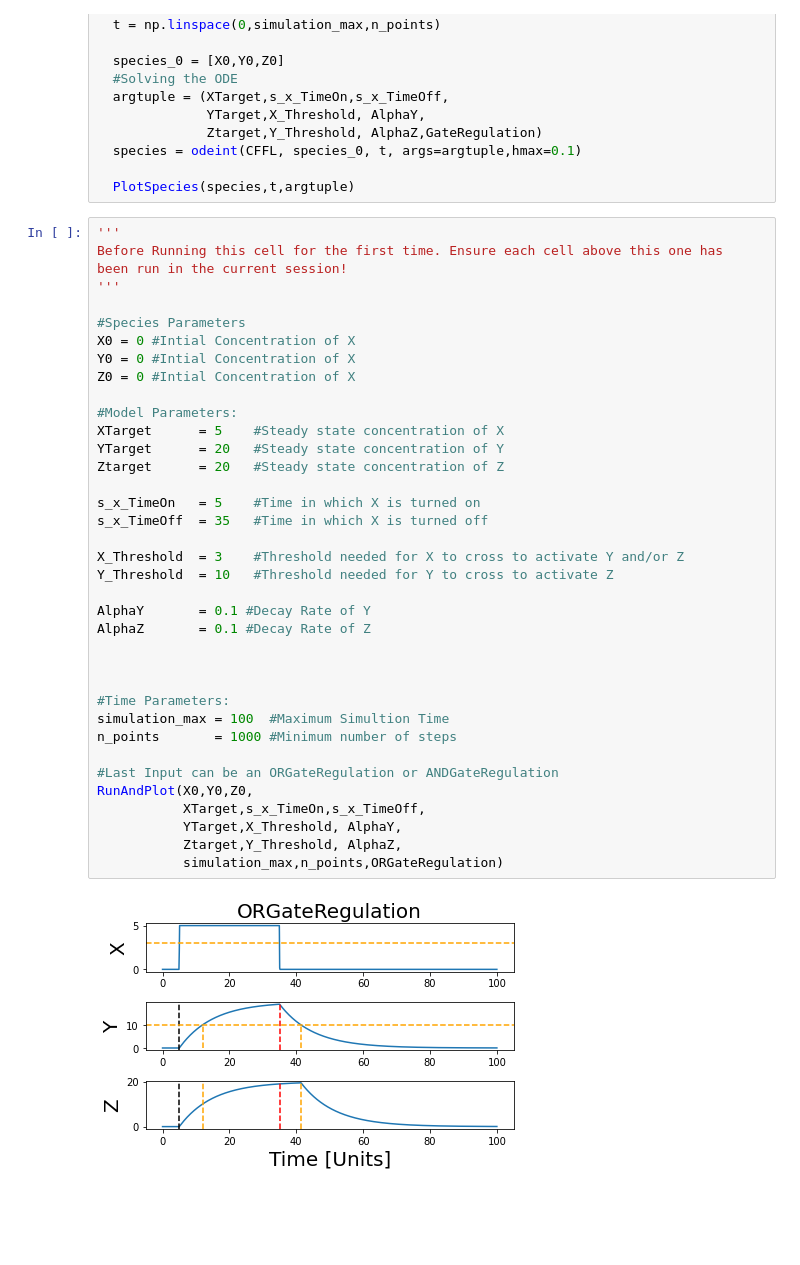
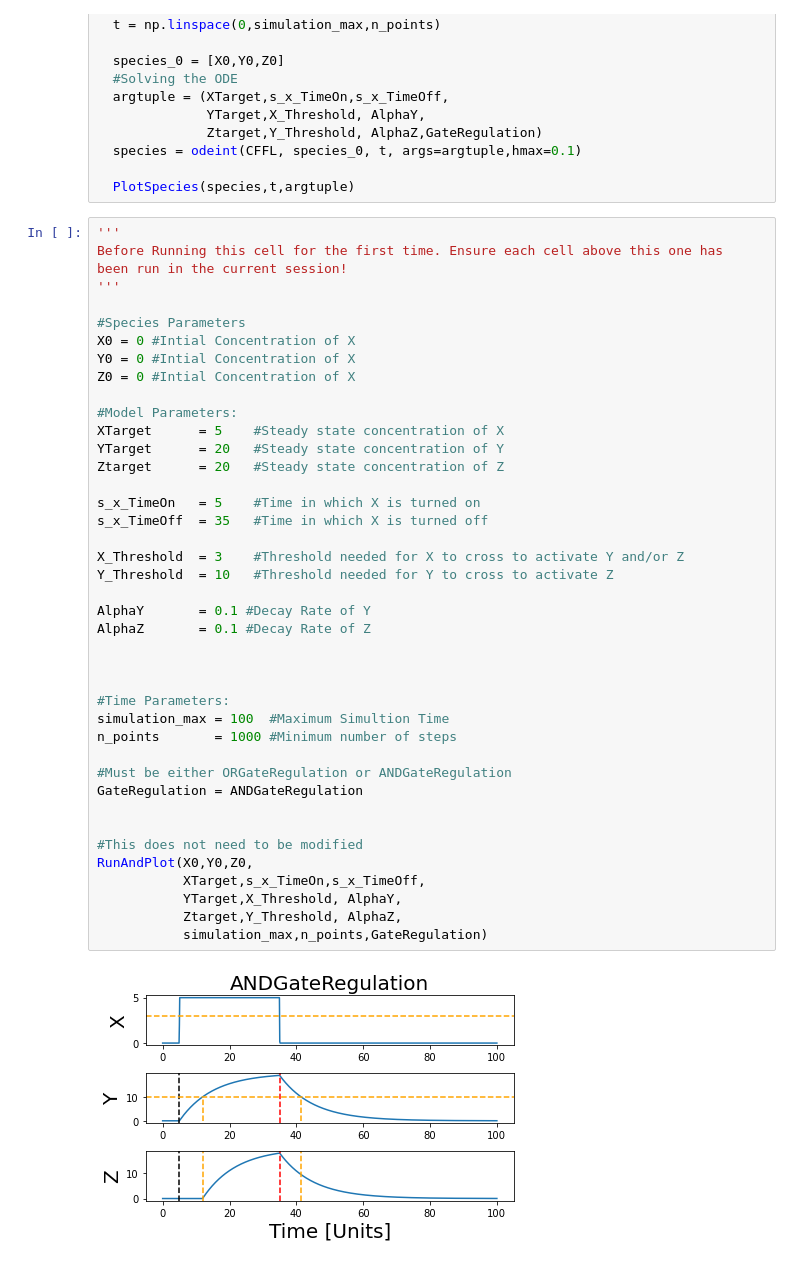
Before and after one commit to steve37064/CellAndSystemsUsefulCode, a Jupyter notebook: TranscriptionalMotifs.ipynb, the cells around one changed output. Drawn from its saved outputs; the diff is of its cells as text; blank space fills up the shorter version.

Commit message:
Last minute changes to the code

```diff
--- a/TranscriptionalMotifs.ipynb
+++ b/TranscriptionalMotifs.ipynb
@@ -209,33 +209,37 @@ been run in the current session!
 #Species Parameters
 X0 = 0 #Intial Concentration of X
 Y0 = 0 #Intial Concentration of X
 Z0 = 0 #Intial Concentration of X
 
 #Model Parameters:
 XTarget      = 5    #Steady state concentration of X
 YTarget      = 20   #Steady state concentration of Y
 Ztarget      = 20   #Steady state concentration of Z
 
 s_x_TimeOn   = 5    #Time in which X is turned on
 s_x_TimeOff  = 35   #Time in which X is turned off
 
 X_Threshold  = 3    #Threshold needed for X to cross to activate Y and/or Z
 Y_Threshold  = 10   #Threshold needed for Y to cross to activate Z
 
 AlphaY       = 0.1 #Decay Rate of Y
 AlphaZ       = 0.1 #Decay Rate of Z
 
 
 
 #Time Parameters:
 simulation_max = 100  #Maximum Simultion Time
 n_points       = 1000 #Minimum number of steps
 
-#Last Input can be an ORGateRegulation or ANDGateRegulation
+#Must be either ORGateRegulation or ANDGateRegulation
+GateRegulation = ANDGateRegulation
+
+
+#This does not need to be modified
 RunAndPlot(X0,Y0,Z0,
            XTarget,s_x_TimeOn,s_x_TimeOff,
            YTarget,X_Threshold, AlphaY,
            Ztarget,Y_Threshold, AlphaZ,
-           simulation_max,n_points,ORGateRegulation)
+           simulation_max,n_points,GateRegulation)
 # %% [output]
-[figure, old version]
+[figure, new version]
```
Also changed, not shown: 1 other file.
